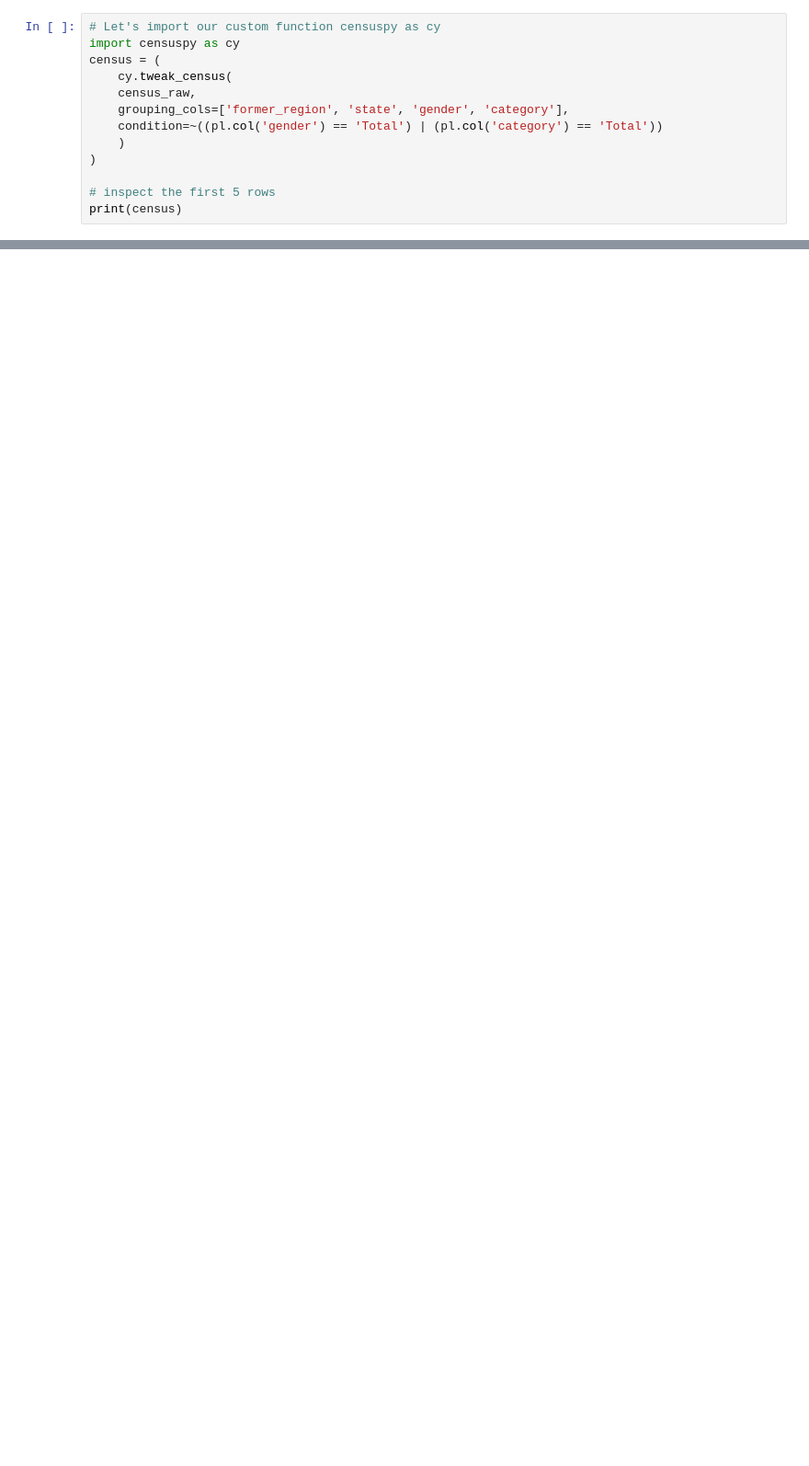
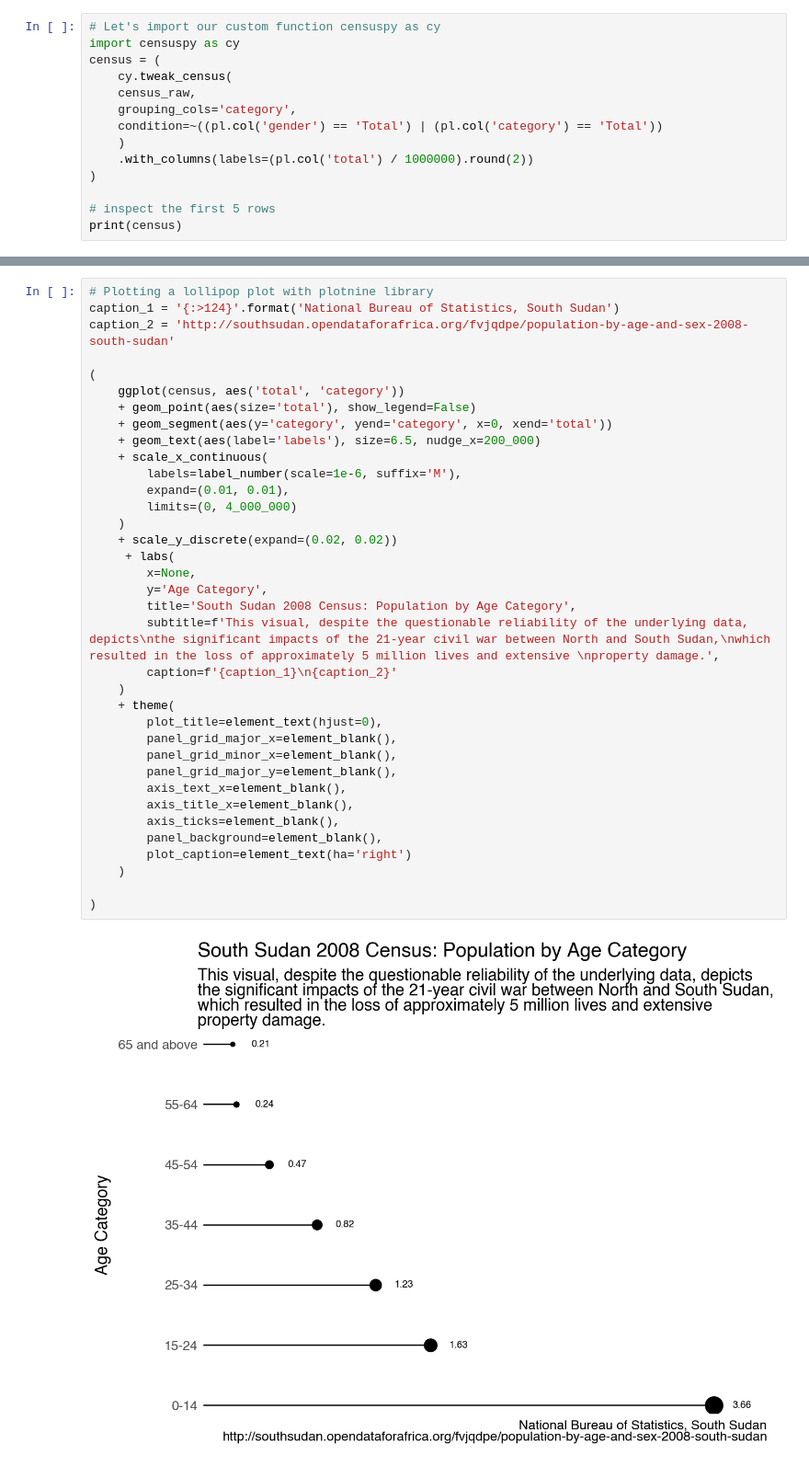
Before and after one commit to tongakuot/dataviz-plotnine, a Jupyter notebook: segment-plot.ipynb, the cells around one changed output, grey strips where cells are left out. Shown at 92% size. Saved outputs shown, nothing was run; the diff lists cells and outputs as text; blank space fills up the shorter version.

Commit message:
"updated lollipop plot tutorial"

```diff
--- a/segment-plot.ipynb
+++ b/segment-plot.ipynb
@@ -45,9 +45,10 @@ import censuspy as cy
 census = (
     cy.tweak_census(
     census_raw,
-    grouping_cols=['former_region', 'state', 'gender', 'category'],
+    grouping_cols='category',
     condition=~((pl.col('gender') == 'Total') | (pl.col('category') == 'Total'))
     )
+    .with_columns(labels=(pl.col('total') / 1000000).round(2))
 )
 
 # inspect the first 5 rows
@@ -56,0 +74,38 @@ ModuleNotFoundError: No module named 'censuspy'
+# %%
+# Plotting a lollipop plot with plotnine library
+caption_1 = '{:>124}'.format('National Bureau of Statistics, South Sudan')
+caption_2 = 'http://southsudan.opendataforafrica.org/fvjqdpe/population-by-age-and-sex-2008-south-sudan'
+
+(
+    ggplot(census, aes('total', 'category'))
+    + geom_point(aes(size='total'), show_legend=False)
+    + geom_segment(aes(y='category', yend='category', x=0, xend='total'))
+    + geom_text(aes(label='labels'), size=6.5, nudge_x=200_000)
+    + scale_x_continuous(
+        labels=label_number(scale=1e-6, suffix='M'),
+        expand=(0.01, 0.01),
+        limits=(0, 4_000_000)
+    )
+    + scale_y_discrete(expand=(0.02, 0.02))
+     + labs(
+        x=None,
+        y='Age Category',
+        title='South Sudan 2008 Census: Population by Age Category',
+        subtitle=f'This visual, despite the questionable reliability of the underlying data, depicts\nthe significant impacts of the 21-year civil war between North and South Sudan,\nwhich resulted in the loss of approximately 5 million lives and extensive \nproperty damage.',
+        caption=f'{caption_1}\n{caption_2}'
+    )
+    + theme(
+        plot_title=element_text(hjust=0),
+        panel_grid_major_x=element_blank(),
+        panel_grid_minor_x=element_blank(),
+        panel_grid_major_y=element_blank(),
+        axis_text_x=element_blank(),
+        axis_title_x=element_blank(),
+        axis_ticks=element_blank(),
+        panel_background=element_blank(),
+        plot_caption=element_text(ha='right')
+    )
+
+)
+# %% [output]
+[figure, added]
```
Also changed, not shown: parts of 3 cells of this notebook, 1 other file.
